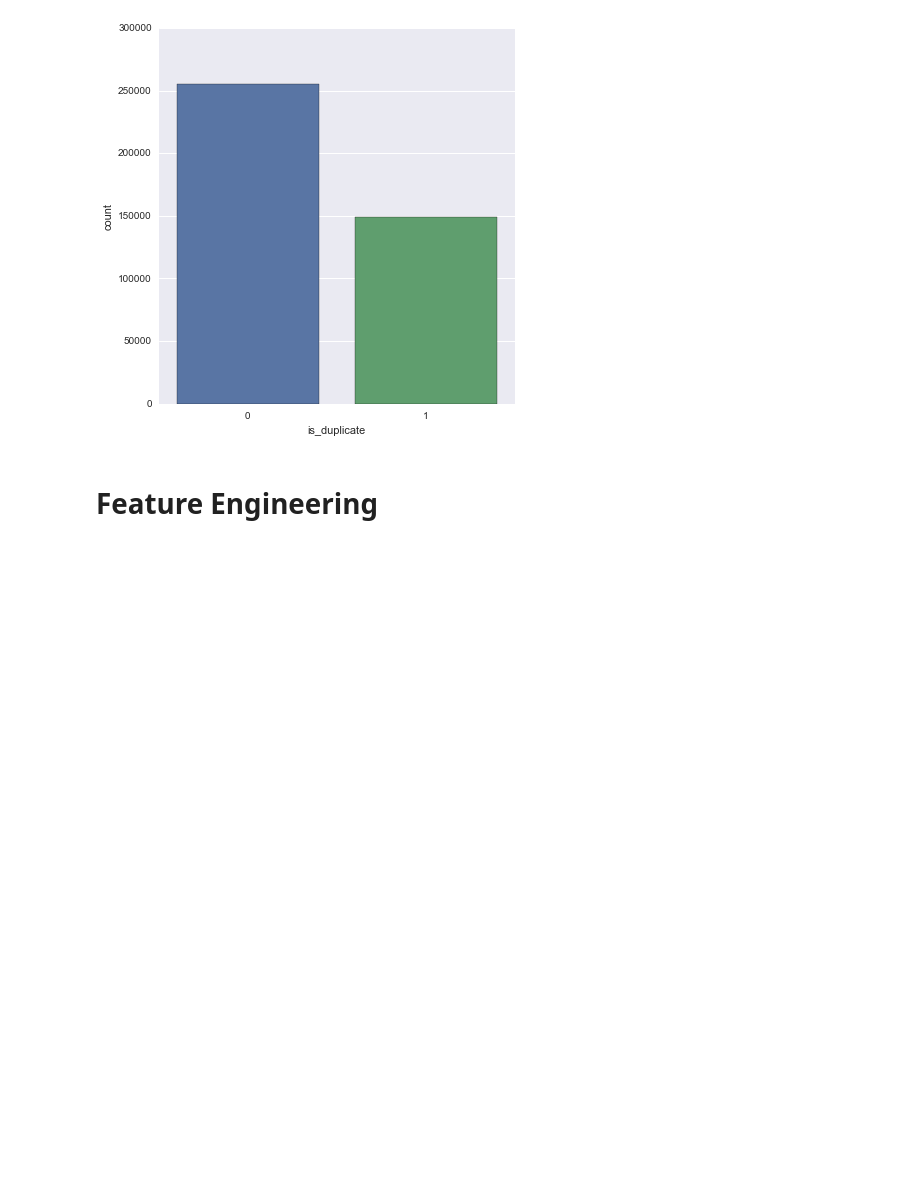
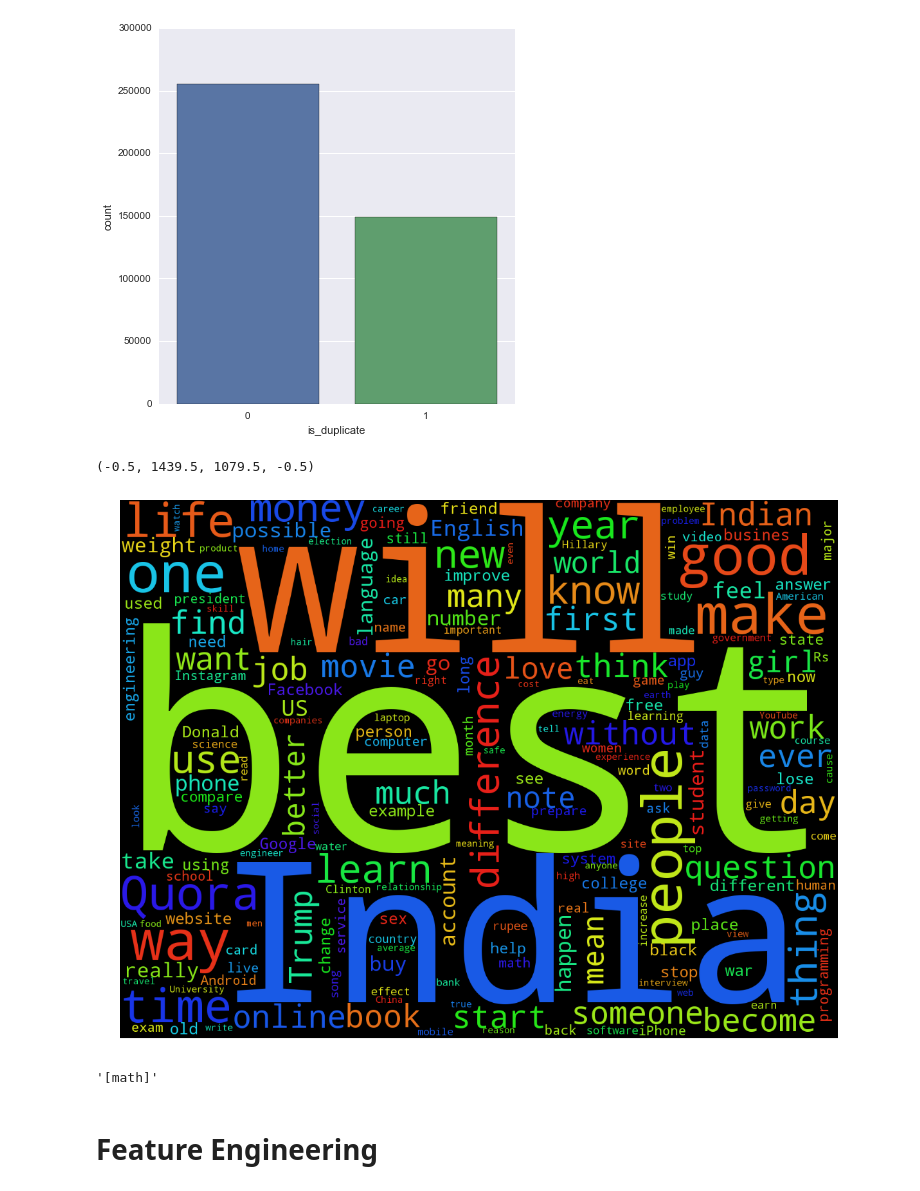
Before and after one commit to itaraday/QuoraQuestion, a Jupyter notebook: Quora.ipynb, the cells around one changed output. Drawn from its saved outputs; the diff is of its cells as text; code cells hidden in the pictures; blank space fills up the shorter version.

```diff
--- a/Quora.ipynb
+++ b/Quora.ipynb
@@ -102,6 +103,19 @@ print(foo)
 g = sns.factorplot(x="is_duplicate", y="count",  data=foo, kind="bar", size=6)
 # %% [output]
 [figure]
+# %%
+train_qs = pd.Series(train['question1'].tolist() + train['question2'].tolist()).astype(str)
+cloud = WordCloud(width=1440, height=1080).generate(" ".join(train_qs.astype(str)))
+plt.figure(figsize=(20, 15))
+plt.imshow(cloud)
+plt.axis('off')
+# %% [output]
+(-0.5, 1439.5, 1079.5, -0.5)
+[figure, added]
+# %%
+'[math]'
+# %% [output]
+'[math]'
 # %% [markdown]
 <h1>Feature Engineering</h1>
 # %% [markdown]
```
Also changed, not shown: parts of 1 cell of this notebook.
